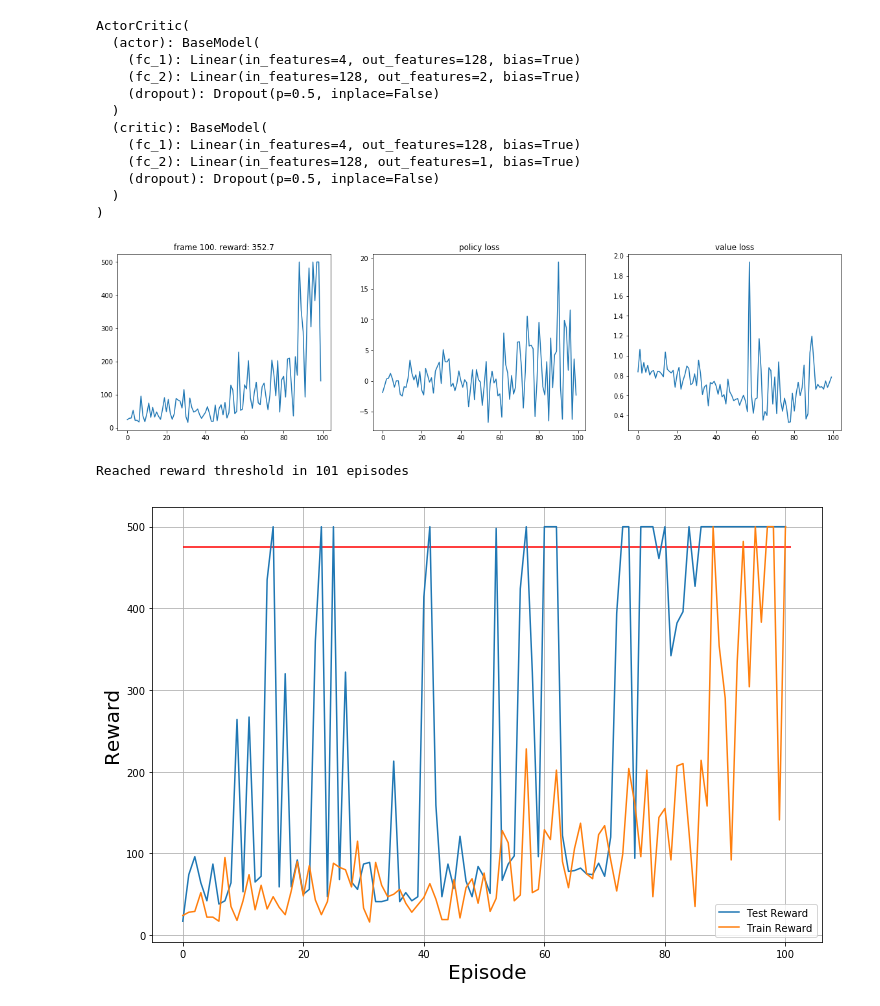
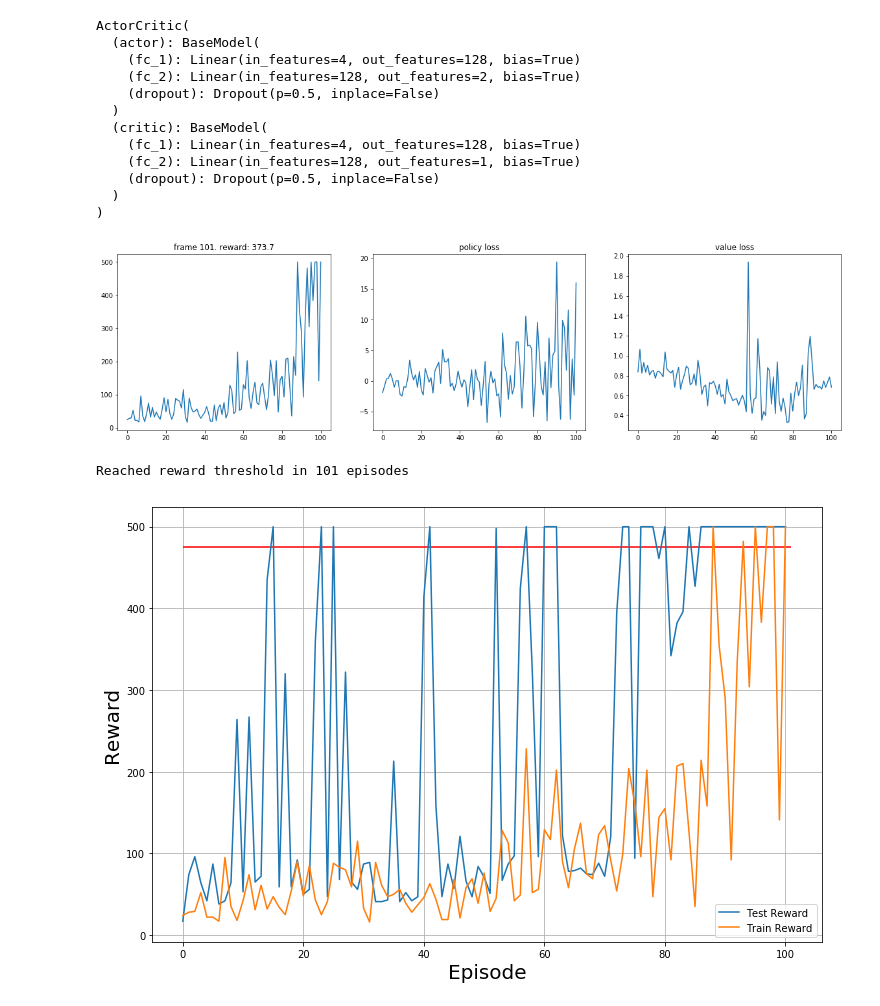
Before and after one commit to pockeleewout/RL_Lab, a Jupyter notebook: lab_session8/Cartpole/A2C_PPO.ipynb, the cells around one changed output. Drawn from its saved outputs; the diff is of its cells as text; code cells hidden in the pictures.

Commit message:
[Lab 8] Correct graphs

```diff
--- a/lab_session8/Cartpole/A2C_PPO.ipynb
+++ b/lab_session8/Cartpole/A2C_PPO.ipynb
@@ -420,34 +420,35 @@ DISCOUNT_FACTOR = 0.99
 N_TRIALS = 25
 REWARD_THRESHOLD = 475
 
 policy_losses = []
 value_losses = []
 train_rewards = []
 test_rewards = []
 
 for episode in range(1, MAX_EPISODES+1):
 
     policy_loss, value_loss, train_reward = train(train_env, agent, optimizer, DISCOUNT_FACTOR)
     test_reward = evaluate(eval_env, agent, False)
 
     train_rewards.append(train_reward)
     test_rewards.append(test_reward)
     policy_losses.append(policy_loss)
     value_losses.append(value_loss)
 
     mean_train_rewards = np.mean(train_rewards[-N_TRIALS:])
     mean_test_rewards = np.mean(test_rewards[-N_TRIALS:])
 
     if episode % 10 == 0:
         plot(episode, train_rewards, policy_losses, value_losses)
 
     if mean_test_rewards >= REWARD_THRESHOLD:
+        plot(episode, train_rewards, policy_losses, value_losses)
 
         print(f'Reached reward threshold in {episode} episodes')
 
         break
 # %% [output]
-[figure, old version]
+[figure, new version]
 Reached reward threshold in 101 episodes
 # %%
 def plot_evaluate():
```
Also changed, not shown: parts of 1 cell of this notebook, 7 other files.
